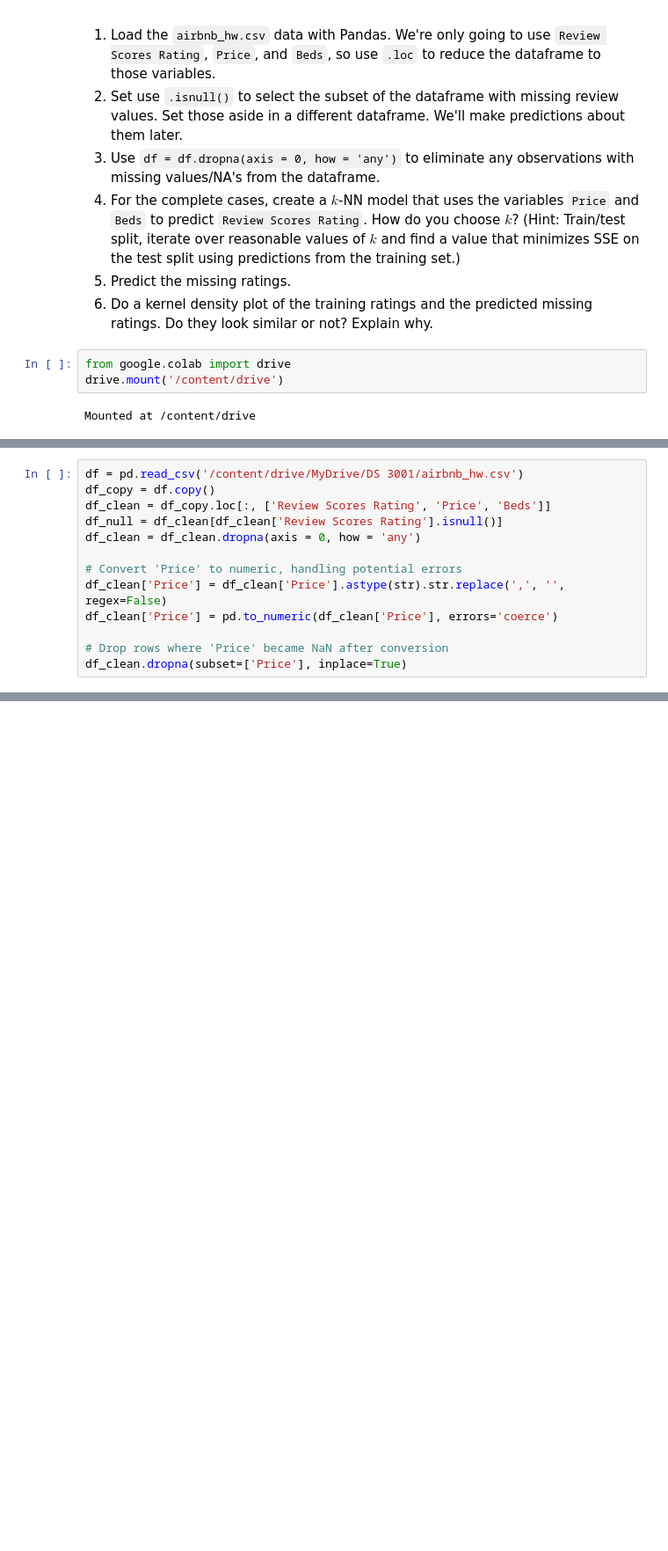
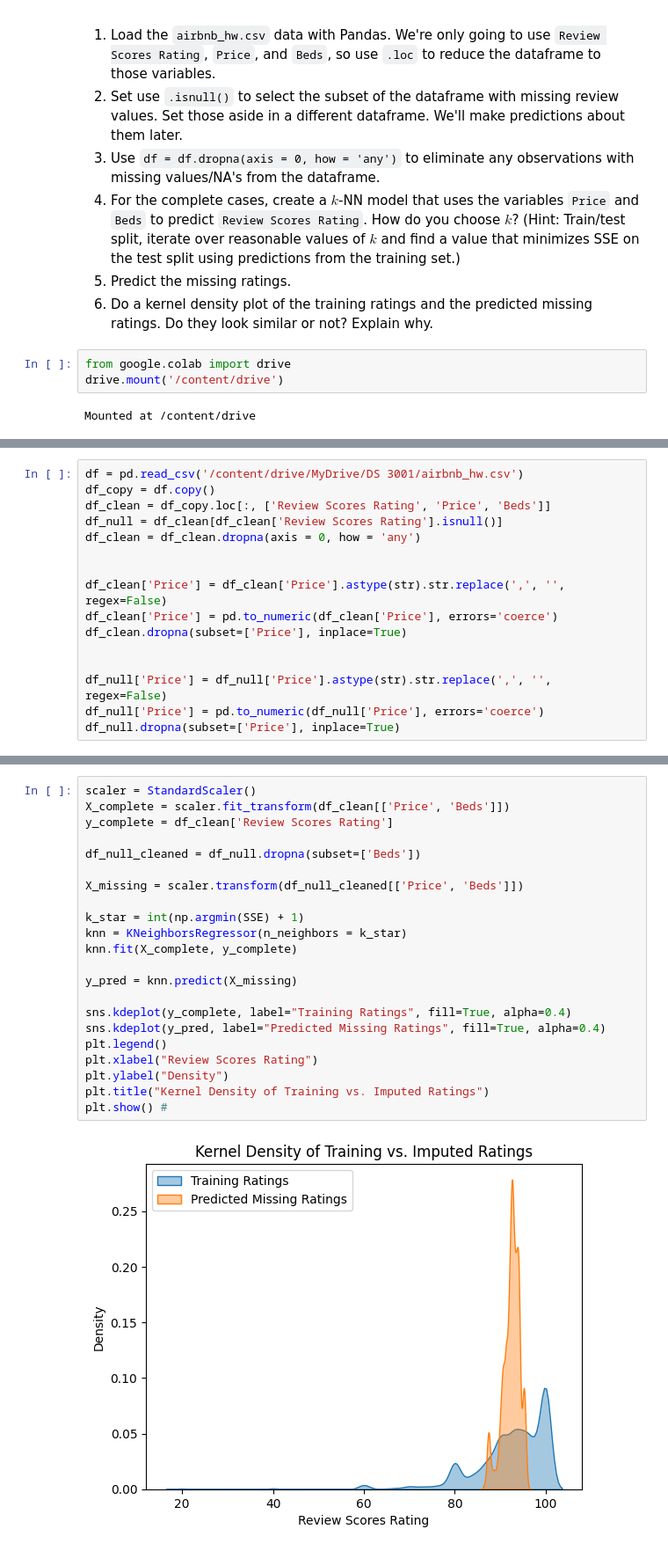
Before and after one commit to Harryshield14/knn_assignment, a Jupyter notebook: assignment_knn.ipynb, the cells around one changed output, grey strips where cells are left out. Shown at 88% size. Drawn from its saved outputs; the diff is of its cells as text; blank space fills up the shorter version.

```diff
--- a/assignment_knn.ipynb
+++ b/assignment_knn.ipynb
@@ -55,12 +56,15 @@ df_clean = df_copy.loc[:, ['Review Scores Rating', 'Price', 'Beds']]
 df_null = df_clean[df_clean['Review Scores Rating'].isnull()]
 df_clean = df_clean.dropna(axis = 0, how = 'any')
 
-# Convert 'Price' to numeric, handling potential errors
+
 df_clean['Price'] = df_clean['Price'].astype(str).str.replace(',', '', regex=False)
 df_clean['Price'] = pd.to_numeric(df_clean['Price'], errors='coerce')
+df_clean.dropna(subset=['Price'], inplace=True)
 
-# Drop rows where 'Price' became NaN after conversion
-df_clean.dropna(subset=['Price'], inplace=True)
+
+df_null['Price'] = df_null['Price'].astype(str).str.replace(',', '', regex=False)
+df_null['Price'] = pd.to_numeric(df_null['Price'], errors='coerce')
+df_null.dropna(subset=['Price'], inplace=True)
 # %%
 X = df_clean.loc[:, ['Price', 'Beds']]
 y = df_clean['Review Scores Rating']
@@ -85,2 +89,26 @@ print(k_star)
 # %% [output]
 [188]
+# %%
+scaler = StandardScaler()
+X_complete = scaler.fit_transform(df_clean[['Price', 'Beds']])
+y_complete = df_clean['Review Scores Rating']
+
+df_null_cleaned = df_null.dropna(subset=['Beds'])
+
+X_missing = scaler.transform(df_null_cleaned[['Price', 'Beds']])
+
+k_star = int(np.argmin(SSE) + 1)
+knn = KNeighborsRegressor(n_neighbors = k_star)
+knn.fit(X_complete, y_complete)
+
+y_pred = knn.predict(X_missing)
+
+sns.kdeplot(y_complete, label="Training Ratings", fill=True, alpha=0.4)
+sns.kdeplot(y_pred, label="Predicted Missing Ratings", fill=True, alpha=0.4)
+plt.legend()
+plt.xlabel("Review Scores Rating")
+plt.ylabel("Density")
+plt.title("Kernel Density of Training vs. Imputed Ratings")
+plt.show() #
+# %% [output]
+[figure, added]
```
Also changed, not shown: parts of 2 cells of this notebook.
